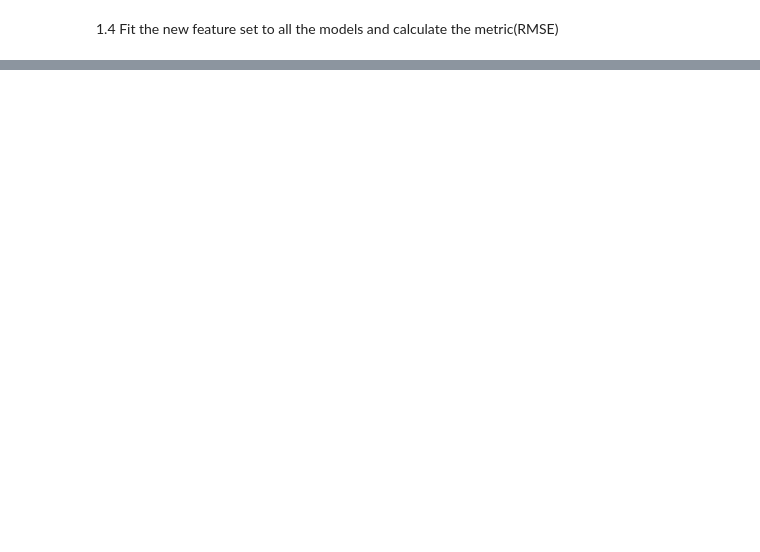
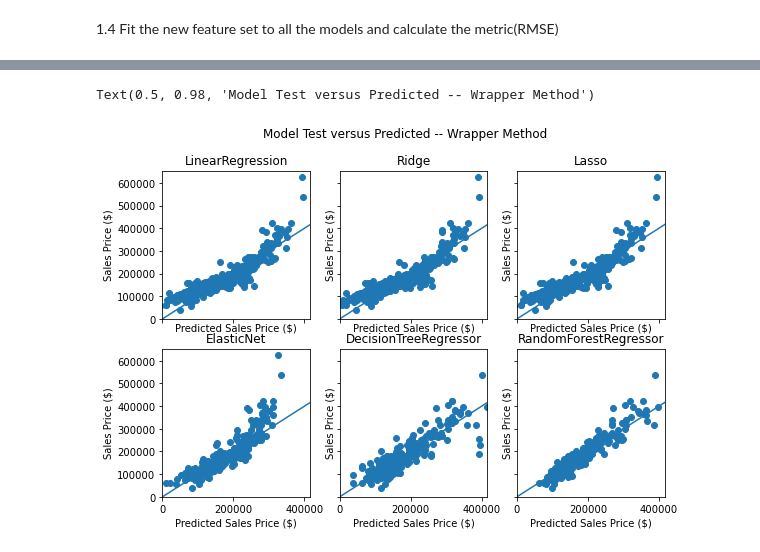
Before and after one commit to pmotameni/mids-w207-final-project, a Jupyter notebook: notebook_4_feature_selection.ipynb, the cells around one changed output, grey strips where cells are left out. Cells and saved outputs as stored; diff of their text form; code cells hidden in the pictures; blank space fills up the shorter version.

```diff
--- a/notebook_4_feature_selection.ipynb
+++ b/notebook_4_feature_selection.ipynb
@@ -229,15 +238,20 @@ y_train = y_train_fs_w
 X_test = data_loader.data_prep(X_test_fs_w)
 y_test = y_test_fs_w
 # %%
-
+#implement the wrapper process
 def rfe_fs(regressor, threshold=35):
-    ''' Select the most important * features based on the model
+    ''' Select the most important 35 features based on the model
          and use it as X_train & X_test'''
     selector = RFE(regressor, n_features_to_select=threshold, step=1)
-    selector = selector.fit(X_train, y_train)
+    if regressor.__dict__.get("base_estimator")!=None:
+        if str(regressor.__dict__.get("base_estimator"))=="DecisionTreeRegressor()":
+            selector = selector.fit(X_train, np.ravel(np.array(y_train)))
+    else: selector = selector.fit(X_train, y_train)
+
     selector_ind = selector.get_support()
     X_train_rfe = X_train.iloc[:, selector_ind]
     X_test_rfe = X_test.iloc[:, selector_ind]
+    rank=selector.ranking_
 
-    return X_train_rfe, X_test_rfe
+    return X_train_rfe, X_test_rfe,rank
 # %%
@@ -270,4 +276,0 @@ regressor_list_2=[
-# %%
-for regressor in regressor_list_2:
-
-    analyze_regression(regressor)
@@ -286,0 +277,28 @@ For RandomForestRegressor(max_depth=10) the RMSE is 28854.39661469482
+# %%
+#run regressor and put features select, RMSE and predicted value into a dictionary
+dict_rfe_results={}
+k=0
+for regressor in regressor_list:
+    columns_used, rank, model_used, RMSE_result,y_predicted=analyze_regression_rfe(regressor)
+    dict_rfe_results[k]={"columns_used":list(columns_used), "rank":rank,"model":model_used,"RMSE":RMSE_result,"y_predicted":y_predicted}
+    k+=1
+# %%
+#plot the predict price vs. Sale price
+fig, axs=plt.subplots(2,3, figsize=(9,6), sharex=True, sharey=True)
+BaseRegressorPlot.plot_predicted_vs_actual(axs[0,0], dict_rfe_results[0]["y_predicted"],y_test)
+axs[0,0].set_title(model_name[0])
+BaseRegressorPlot.plot_predicted_vs_actual(axs[0,1], dict_rfe_results[1]["y_predicted"],y_test)
+axs[0,1].set_title(model_name[1])
+BaseRegressorPlot.plot_predicted_vs_actual(axs[0,2], dict_rfe_results[2]["y_predicted"],y_test)
+axs[0,2].set_title(model_name[2])
+BaseRegressorPlot.plot_predicted_vs_actual(axs[1,0], dict_rfe_results[3]["y_predicted"],y_test)
+axs[1,0].set_title(model_name[3])
+BaseRegressorPlot.plot_predicted_vs_actual(axs[1,1], dict_rfe_results[4]["y_predicted"],y_test)
+axs[1,1].set_title(model_name[4])
+BaseRegressorPlot.plot_predicted_vs_actual(axs[1,2], dict_rfe_results[5]["y_predicted"],y_test)
+axs[1,2].set_title(model_name[5])
+
+fig.suptitle("Model Test versus Predicted -- Wrapper Method",fontsize=12)
+# %% [output]
+Text(0.5, 0.98, 'Model Test versus Predicted -- Wrapper Method')
+[figure, added]
```
Also changed, not shown: parts of 30 cells of this notebook, 1 other file.
